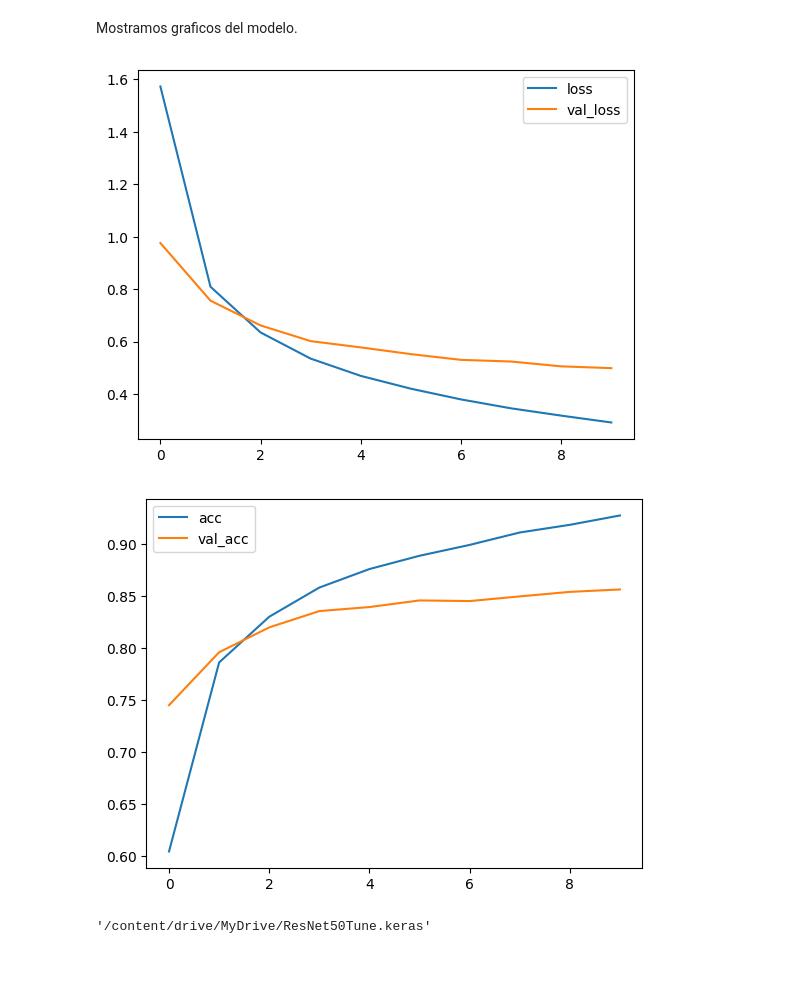
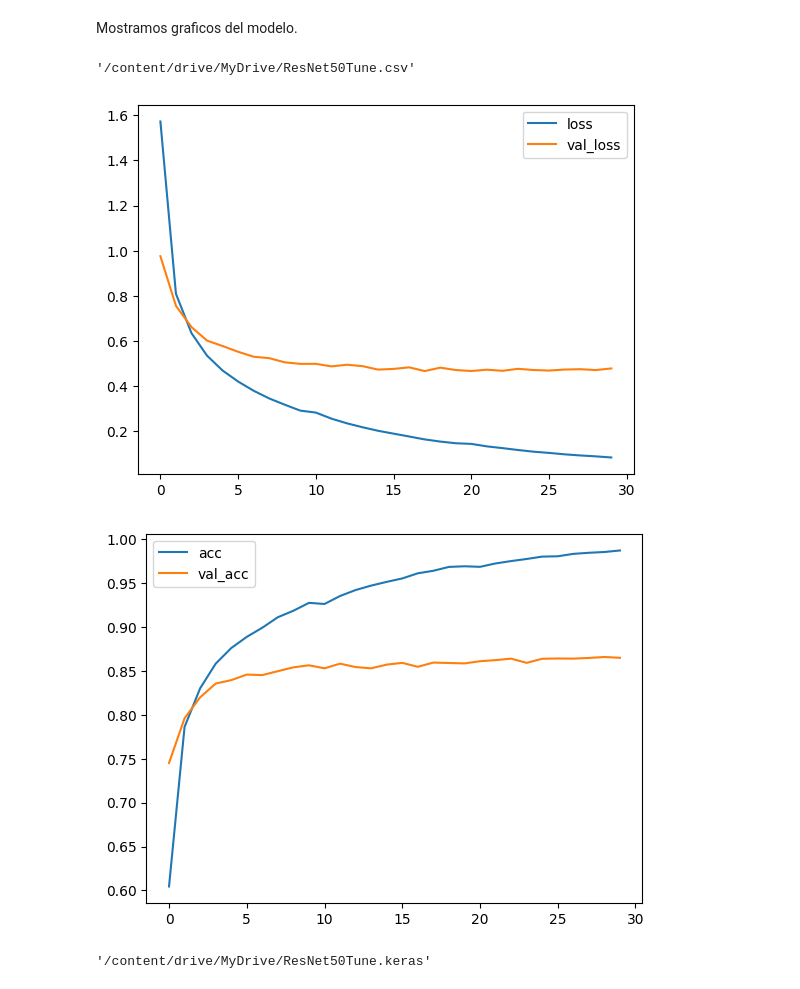
Before and after one commit to dapedeje/TFG, a Jupyter notebook: notebooks/ResNetTrain.ipynb, the cells around one changed output. Saved outputs shown, nothing was run; the diff lists cells and outputs as text; code cells hidden in the pictures.

```diff
--- a/notebooks/ResNetTrain.ipynb
+++ b/notebooks/ResNetTrain.ipynb
@@ -230,19 +234,29 @@ Epoch 10/10
 # %% [markdown]
 Mostramos graficos del modelo.
+# %%
+df_hist = pd.read_csv("/content/drive/MyDrive/ResNet50Tune.csv")
+df_hist_new = pd.DataFrame(hist.history)
+df_hist_new = pd.concat([df_hist, df_hist_new], ignore_index=True)
+df_hist_new.to_csv("ResNet50Tune.csv", index=False)
+shutil.copy(
+    "ResNet50Tune.csv",
+    "/content/drive/MyDrive/")
+# %% [output]
+'/content/drive/MyDrive/ResNet50Tune.csv'
 # %%
-plt.plot(hist.history['loss'],label="loss")
-plt.plot(hist.history['val_loss'],label="val_loss")
+plt.plot(df_hist_new['loss'],label="loss")
+plt.plot(df_hist_new['val_loss'],label="val_loss")
 plt.legend()
 plt.show()
 # %% [output]
-[figure, old version]
+[figure, new version]
 # %%
-plt.plot(hist.history['accuracy'],label="acc")
-plt.plot(hist.history['val_accuracy'],label="val_acc")
+plt.plot(df_hist_new['accuracy'],label="acc")
+plt.plot(df_hist_new['val_accuracy'],label="val_acc")
 plt.legend()
 plt.show()
 # %% [output]
-[figure, old version]
+[figure, new version]
 # %%
 model.save("ResNet50Tune.keras")
 # %%
```
Also changed, not shown: parts of 16 cells of this notebook.
